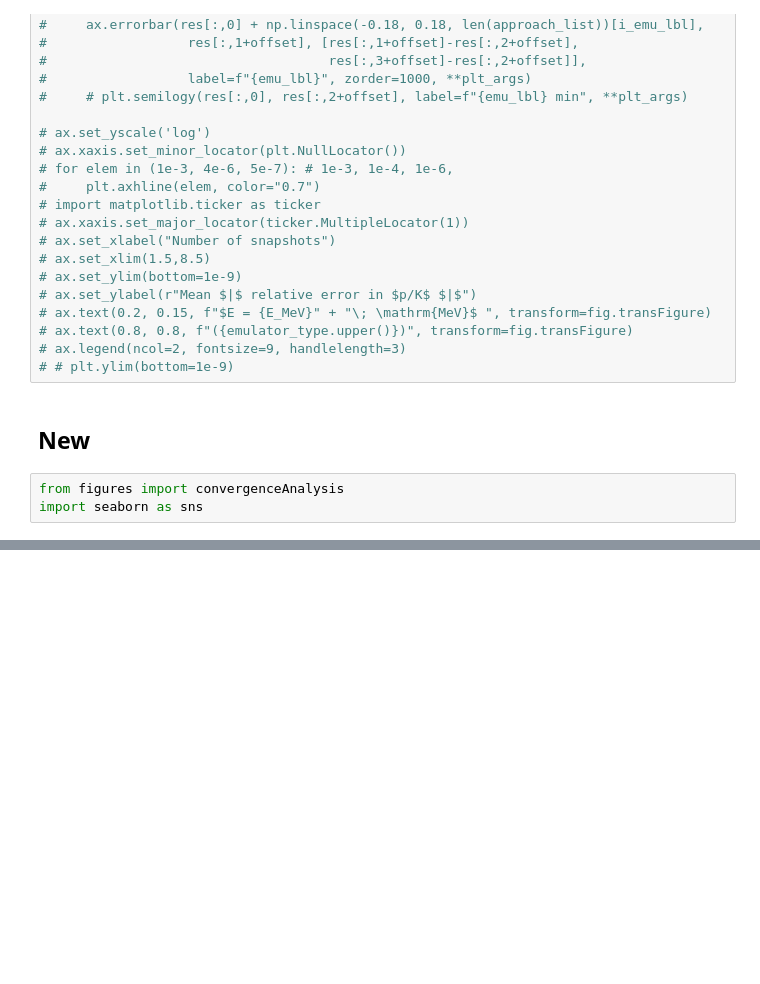
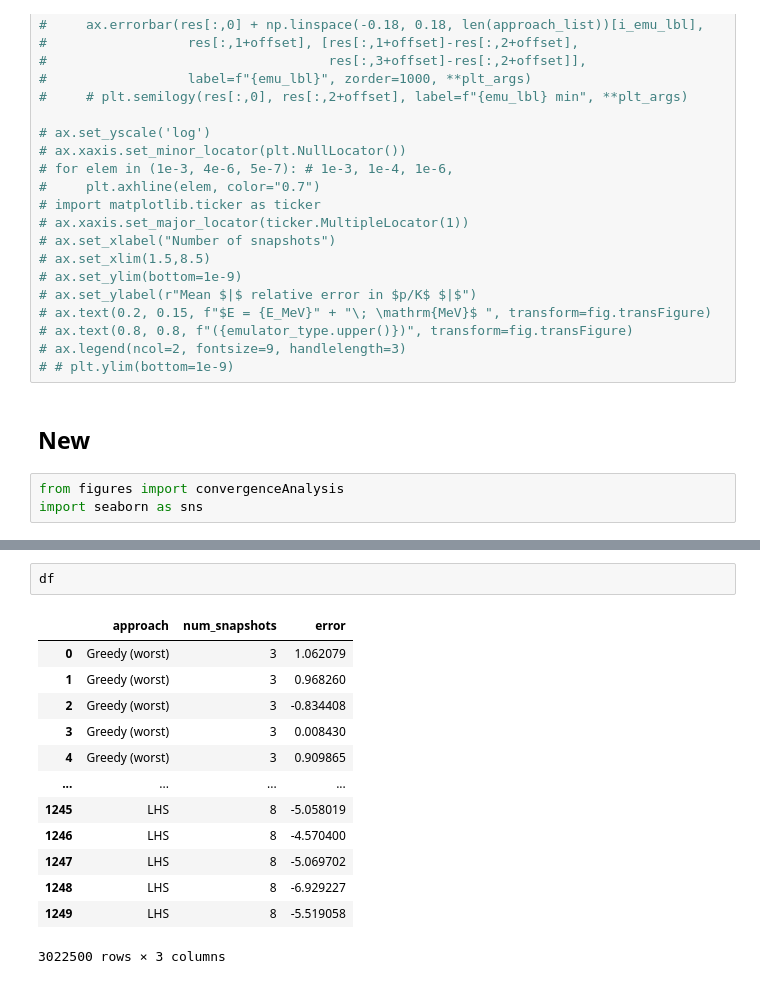
Before and after one commit to buqeye/cs_greedy_emulator, a Jupyter notebook: minnesota.ipynb, the cells around one changed output, grey strips where cells are left out. Cells and saved outputs as stored; diff of their text form; blank space fills up the shorter version.

```diff
--- a/minnesota.ipynb
+++ b/minnesota.ipynb
@@ -787 +791,17 @@ tracking LHS emulator
+# %%
+df
+# %% [output]
+|  | approach | num_snapshots | error |
+| 0 | Greedy (worst) | 3 | 1.062079 |
+| 1 | Greedy (worst) | 3 | 0.968260 |
+| 2 | Greedy (worst) | 3 | -0.834408 |
+| 3 | Greedy (worst) | 3 | 0.008430 |
+| 4 | Greedy (worst) | 3 | 0.909865 |
+| ... | ... | ... | ... |
+| 1245 | LHS | 8 | -5.058019 |
+| 1246 | LHS | 8 | -4.570400 |
+| 1247 | LHS | 8 | -5.069702 |
+| 1248 | LHS | 8 | -6.929227 |
+| 1249 | LHS | 8 | -5.519058 |
+3022500 rows × 3 columns
 # %%
```
Also changed, not shown: parts of 4 cells of this notebook, 2 other files.
